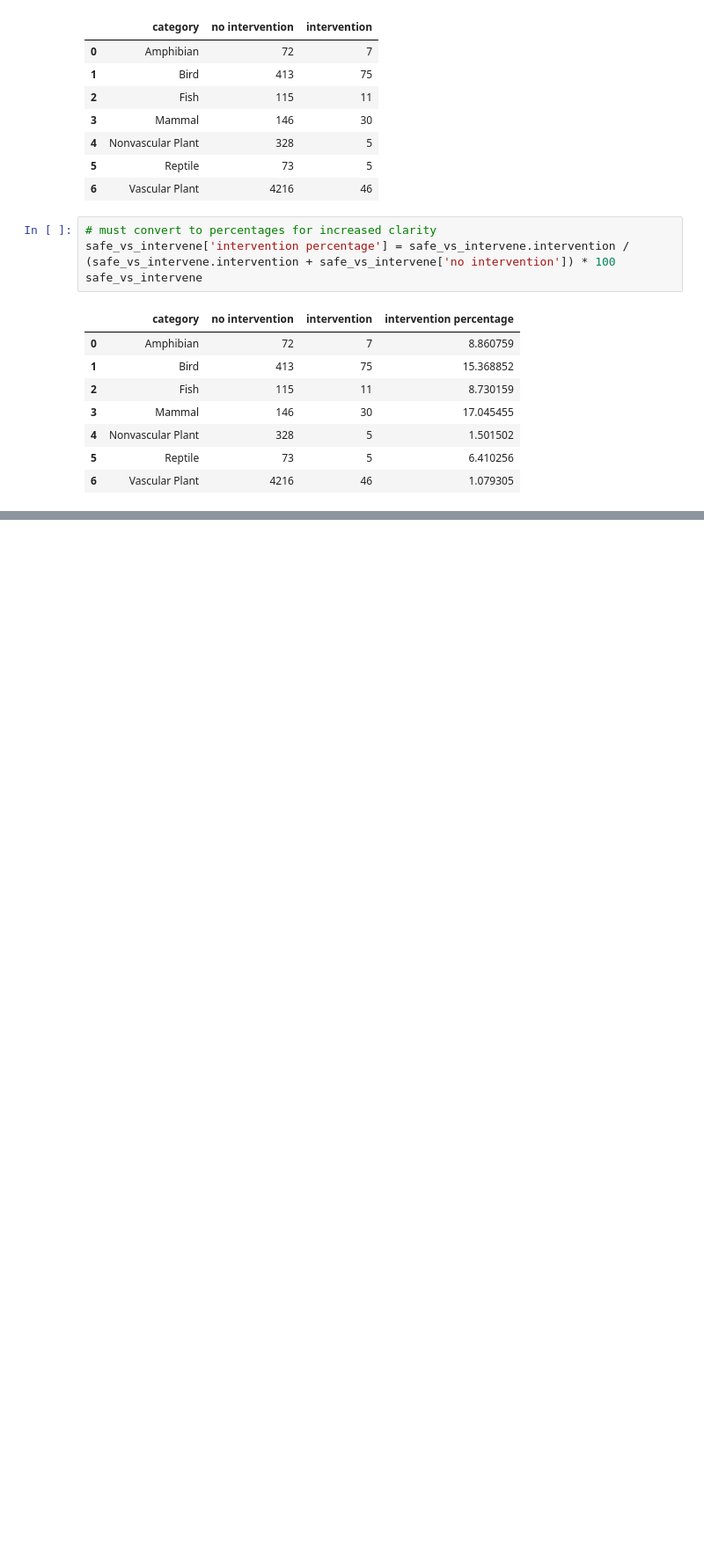
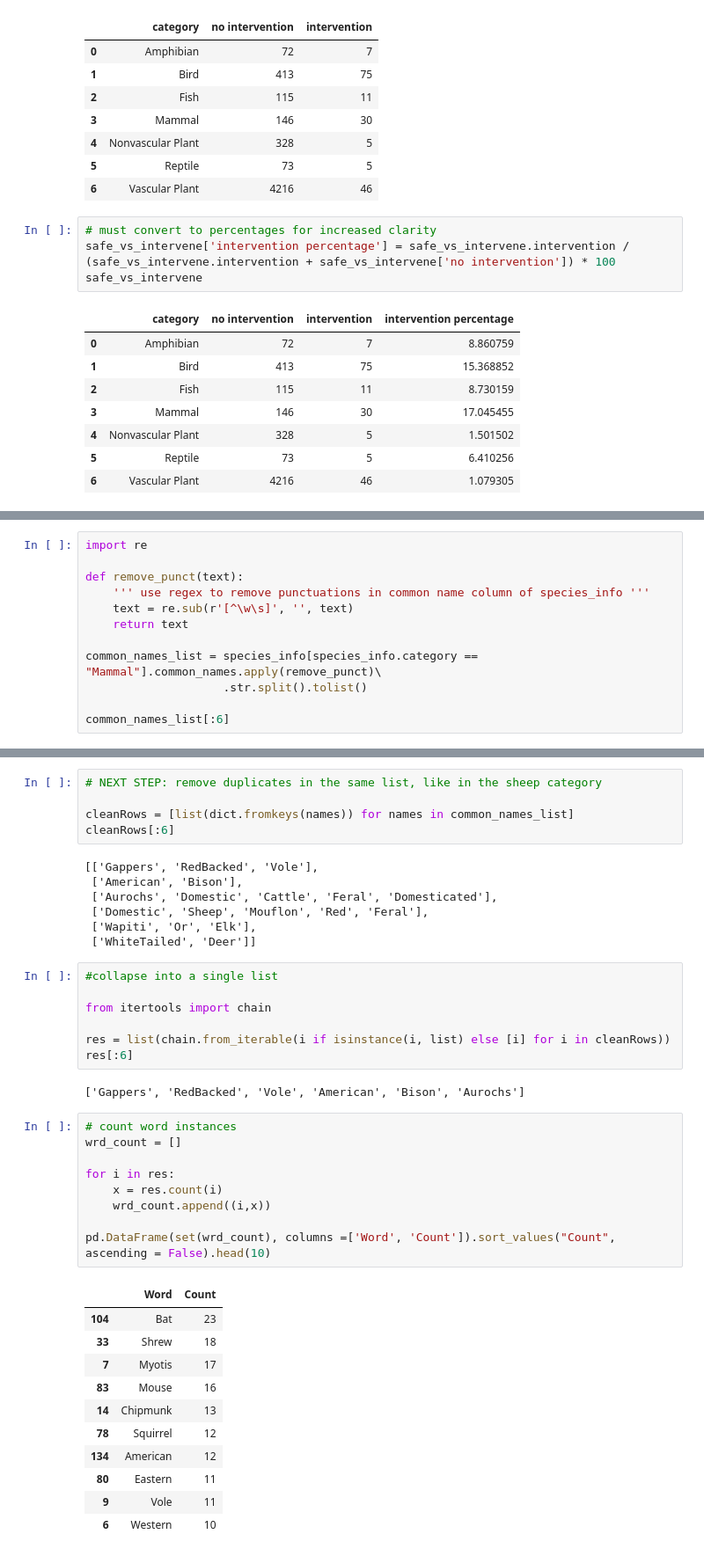
Before and after one commit to RacerBeats/portfolio-project--biodiversity_starter, a Jupyter notebook: biodiversity.ipynb, the cells around one changed output, grey strips where cells are left out. Shown at 88% size. Saved outputs shown, nothing was run; the diff lists cells and outputs as text; blank space fills up the shorter version.

Commit message:
counting words in common names

```diff
--- a/biodiversity.ipynb
+++ b/biodiversity.ipynb
@@ -179,0 +228,12 @@ safe_vs_intervene
+# %%
+import re
+
+def remove_punct(text):
+    ''' use regex to remove punctuations in common name column of species_info '''
+    text = re.sub(r'[^\w\s]', '', text)
+    return text
+
+common_names_list = species_info[species_info.category == "Mammal"].common_names.apply(remove_punct)\
+                    .str.split().tolist()
+
+common_names_list[:6]
@@ -179,0 +253,42 @@ safe_vs_intervene
+# %%
+# NEXT STEP: remove duplicates in the same list, like in the sheep category
+
+cleanRows = [list(dict.fromkeys(names)) for names in common_names_list]
+cleanRows[:6]
+# %% [output]
+[['Gappers', 'RedBacked', 'Vole'],
+ ['American', 'Bison'],
+ ['Aurochs', 'Domestic', 'Cattle', 'Feral', 'Domesticated'],
+ ['Domestic', 'Sheep', 'Mouflon', 'Red', 'Feral'],
+ ['Wapiti', 'Or', 'Elk'],
+ ['WhiteTailed', 'Deer']]
+# %%
+#collapse into a single list
+
+from itertools import chain
+
+res = list(chain.from_iterable(i if isinstance(i, list) else [i] for i in cleanRows))
+res[:6]
+# %% [output]
+['Gappers', 'RedBacked', 'Vole', 'American', 'Bison', 'Aurochs']
+# %%
+# count word instances
+wrd_count = []
+
+for i in res:
+    x = res.count(i)
+    wrd_count.append((i,x))
+
+pd.DataFrame(set(wrd_count), columns =['Word', 'Count']).sort_values("Count", ascending = False).head(10)
+# %% [output]
+|  | Word | Count |
+| 104 | Bat | 23 |
+| 33 | Shrew | 18 |
+| 7 | Myotis | 17 |
+| 83 | Mouse | 16 |
+| 14 | Chipmunk | 13 |
+| 78 | Squirrel | 12 |
+| 134 | American | 12 |
+| 80 | Eastern | 11 |
+| 9 | Vole | 11 |
+| 6 | Western | 10 |
```
Also changed, not shown: parts of 10 cells of this notebook.
